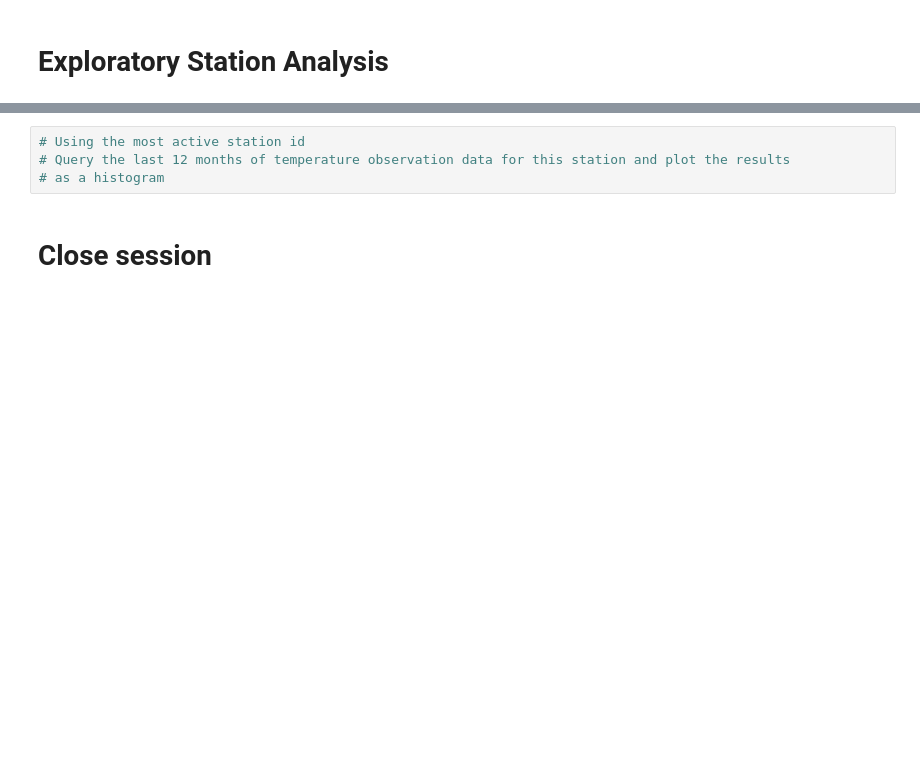
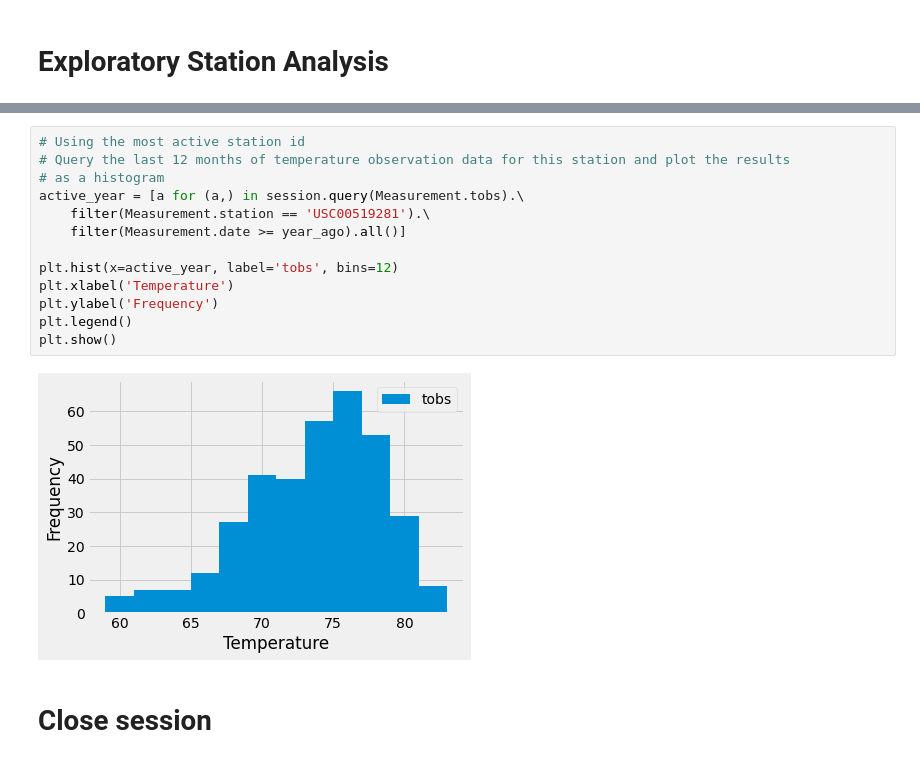
Before and after one commit to Mleopol1/Flask-API-for-Climate-Analysis, a Jupyter notebook: climate_starter.ipynb, the cells around one changed output, grey strips where cells are left out. Drawn from its saved outputs; the diff is of its cells as text; blank space fills up the shorter version.

```diff
--- a/climate_starter.ipynb
+++ b/climate_starter.ipynb
@@ -117,7 +146,18 @@ recent_year_df
 # %%
 # Using the most active station id
 # Query the last 12 months of temperature observation data for this station and plot the results
 # as a histogram
+active_year = [a for (a,) in session.query(Measurement.tobs).\
+    filter(Measurement.station == 'USC00519281').\
+    filter(Measurement.date >= year_ago).all()]
+
+plt.hist(x=active_year, label='tobs', bins=12)
+plt.xlabel('Temperature')
+plt.ylabel('Frequency')
+plt.legend()
+plt.show()
+# %% [output]
+[figure, added]
 # %% [markdown]
 # Close session
 # %%
```
Also changed, not shown: parts of 6 cells of this notebook.
